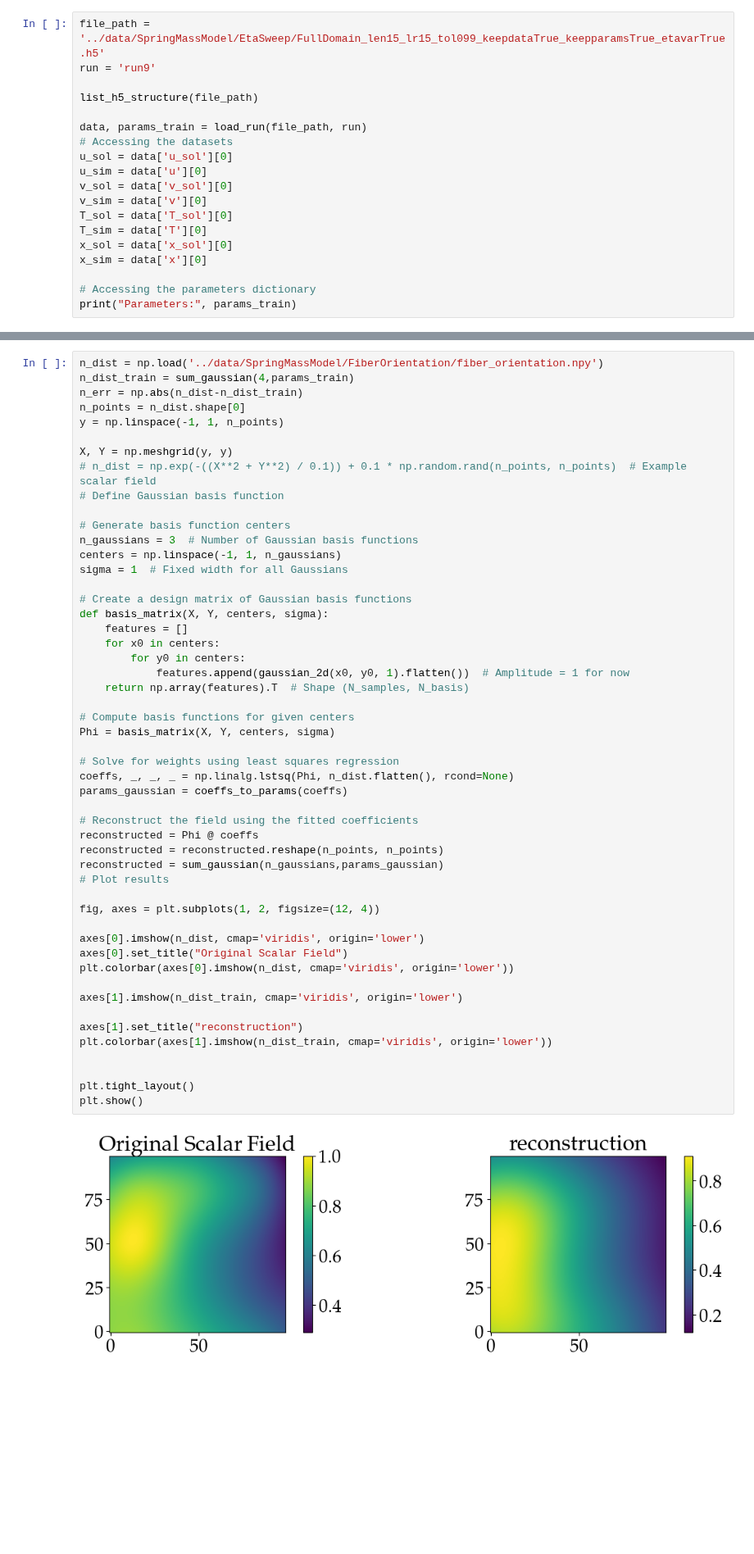
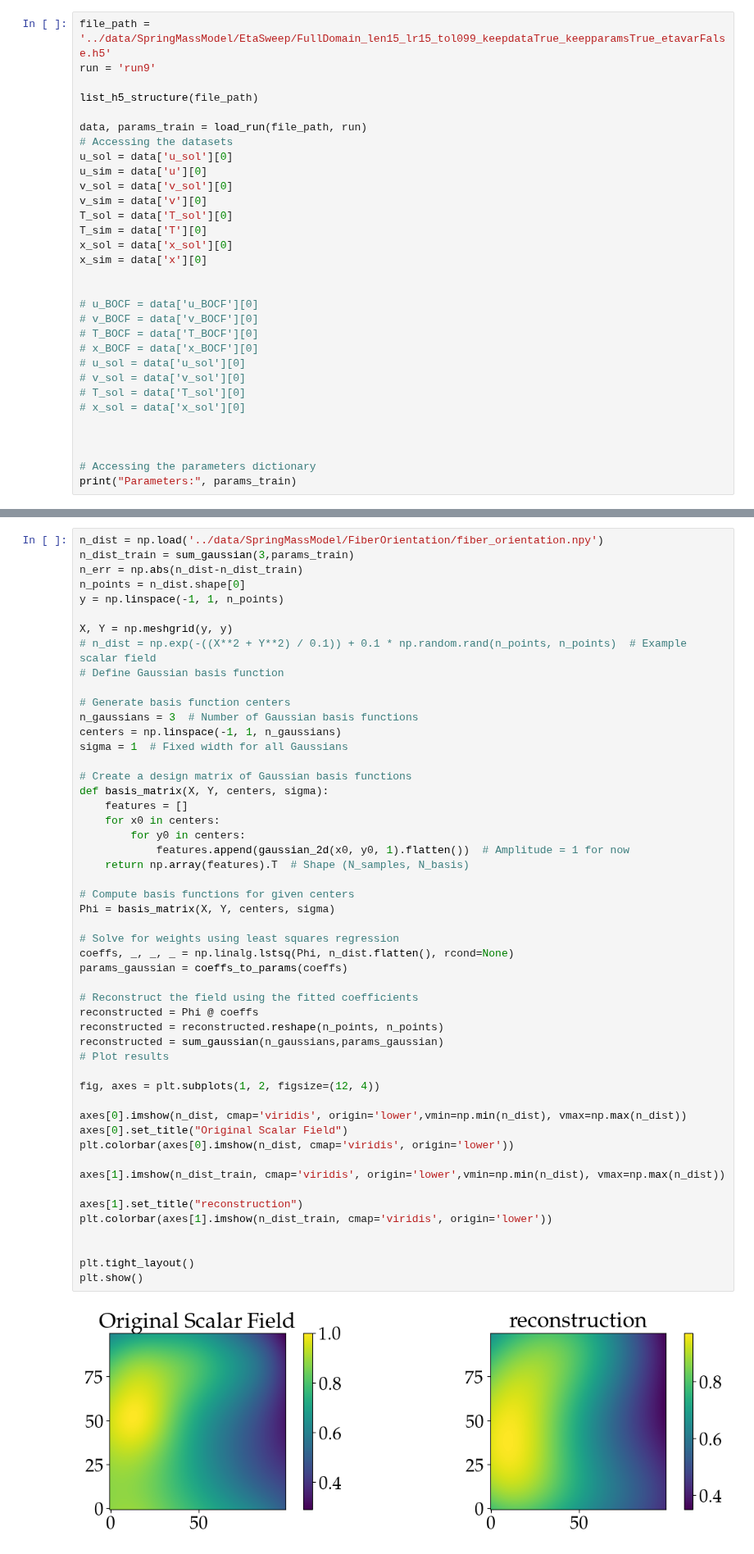
Before and after one commit to LukasBremer/SMM_AdODE_2D, a Jupyter notebook: adode_cluster/SpringMassModel/figures.ipynb, the cells around one changed output, grey strips where cells are left out. Shown at 82% size. Drawn from its saved outputs; the diff is of its cells as text; blank space fills up the shorter version.

```diff
--- a/adode_cluster/SpringMassModel/figures.ipynb
+++ b/adode_cluster/SpringMassModel/figures.ipynb
@@ -139,5 +139,5 @@ def load_run(file_path, run):
 # %%
-file_path = '../data/SpringMassModel/EtaSweep/FullDomain_len15_lr15_tol099_keepdataTrue_keepparamsTrue_etavarTrue.h5'
+file_path = '../data/SpringMassModel/EtaSweep/FullDomain_len15_lr15_tol099_keepdataTrue_keepparamsTrue_etavarFalse.h5'
 run = 'run9'
 
 list_h5_structure(file_path)
@@ -153,6 +153,18 @@ T_sim = data['T'][0]
 x_sol = data['x_sol'][0]
 x_sim = data['x'][0]
 
+
+# u_BOCF = data['u_BOCF'][0]
+# v_BOCF = data['v_BOCF'][0]
+# T_BOCF = data['T_BOCF'][0]
+# x_BOCF = data['x_BOCF'][0]
+# u_sol = data['u_sol'][0]
+# v_sol = data['v_sol'][0]
+# T_sol = data['T_sol'][0]
+# x_sol = data['x_sol'][0]
+
+
+
 # Accessing the parameters dictionary
 print("Parameters:", params_train)
 # %% [output]
@@ -302,6 +352,6 @@ Text(0.5, 0.98, 'Reconstruction of electric activity by AdoptODE')
 # %%
 n_dist = np.load('../data/SpringMassModel/FiberOrientation/fiber_orientation.npy')
-n_dist_train = sum_gaussian(4,params_train)
+n_dist_train = sum_gaussian(3,params_train)
 n_err = np.abs(n_dist-n_dist_train)
 n_points = n_dist.shape[0]
 y = np.linspace(-1, 1, n_points)
@@ -322,36 +372,36 @@ def basis_matrix(X, Y, centers, sigma):
         for y0 in centers:
             features.append(gaussian_2d(x0, y0, 1).flatten())  # Amplitude = 1 for now
     return np.array(features).T  # Shape (N_samples, N_basis)
 
 # Compute basis functions for given centers
 Phi = basis_matrix(X, Y, centers, sigma)
 
 # Solve for weights using least squares regression
 coeffs, _, _, _ = np.linalg.lstsq(Phi, n_dist.flatten(), rcond=None)
 params_gaussian = coeffs_to_params(coeffs)
 
 # Reconstruct the field using the fitted coefficients
 reconstructed = Phi @ coeffs
 reconstructed = reconstructed.reshape(n_points, n_points)
 reconstructed = sum_gaussian(n_gaussians,params_gaussian)
 # Plot results
 
 fig, axes = plt.subplots(1, 2, figsize=(12, 4))
 
-axes[0].imshow(n_dist, cmap='viridis', origin='lower')
+axes[0].imshow(n_dist, cmap='viridis', origin='lower',vmin=np.min(n_dist), vmax=np.max(n_dist))
 axes[0].set_title("Original Scalar Field")
 plt.colorbar(axes[0].imshow(n_dist, cmap='viridis', origin='lower'))
 
-axes[1].imshow(n_dist_train, cmap='viridis', origin='lower')
+axes[1].imshow(n_dist_train, cmap='viridis', origin='lower',vmin=np.min(n_dist), vmax=np.max(n_dist))
 
 axes[1].set_title("reconstruction")
 plt.colorbar(axes[1].imshow(n_dist_train, cmap='viridis', origin='lower'))
 
 
 plt.tight_layout()
 plt.show()
 # %% [output]
-[figure, old version]
+[figure, new version]
 # %%
 #calculate the Mean squared error of n_dist and n_dist_train
 rmse = np.sqrt(np.mean((n_dist - n_dist_train)**2))
```
Also changed, not shown: parts of 10 cells of this notebook, 4 other files.
